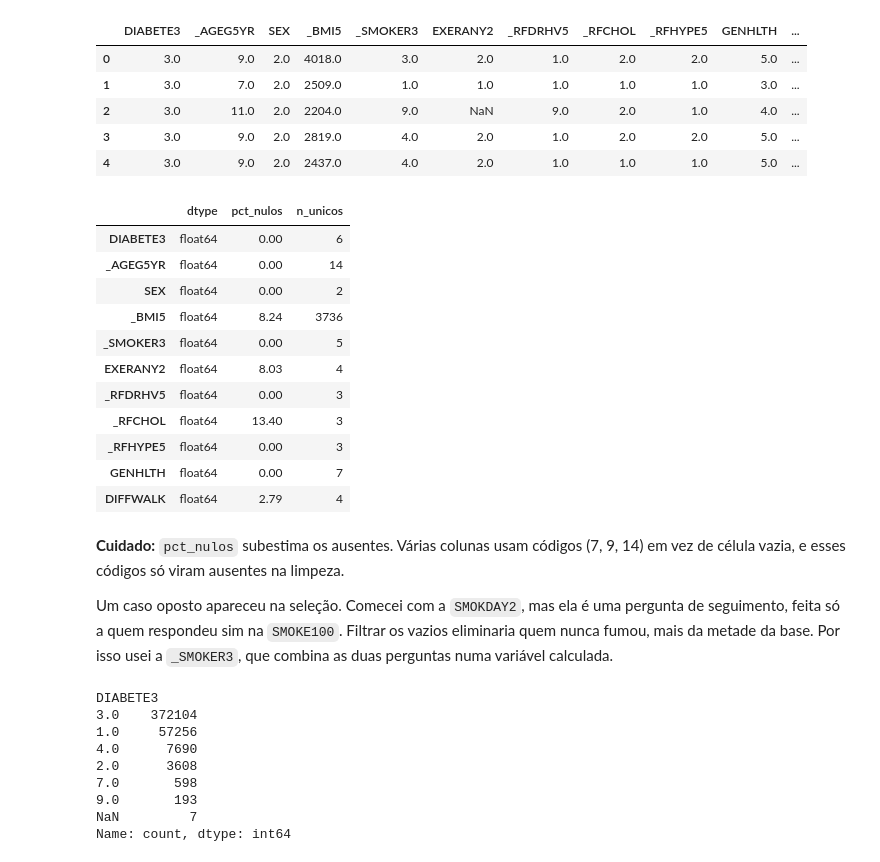
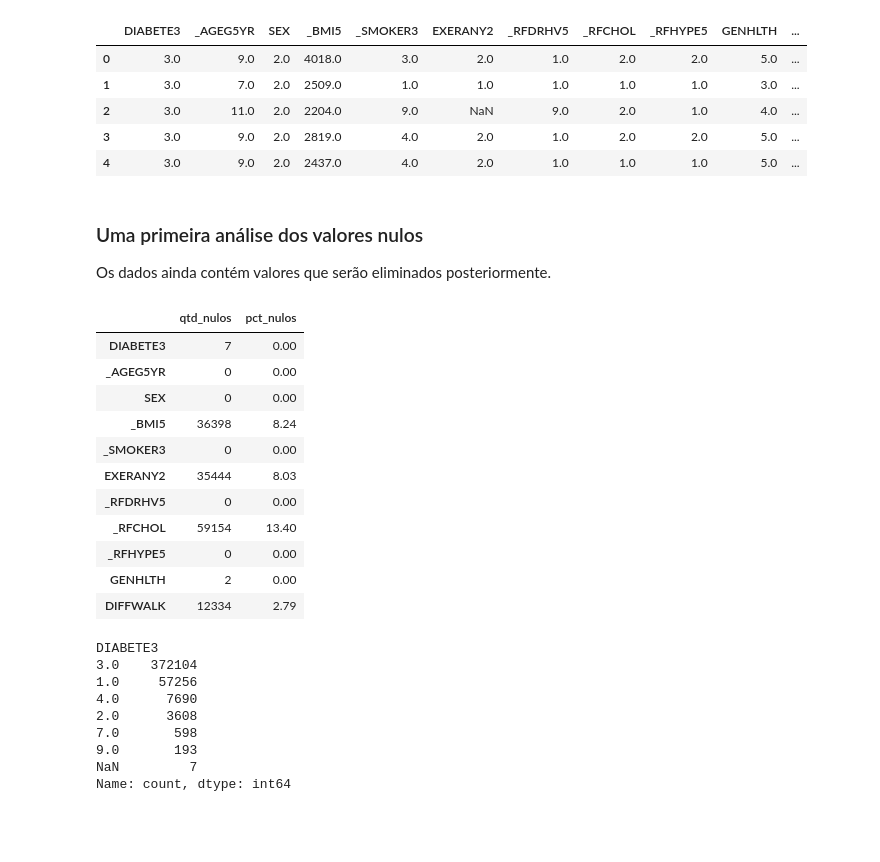
Before and after one commit to nandogamba/extrapees, a Jupyter notebook: notebooks/tc1_diabetes.ipynb, the cells around one changed output. Drawn from its saved outputs; the diff is of its cells as text; code cells hidden in the pictures; blank space fills up the shorter version.

```diff
--- a/notebooks/tc1_diabetes.ipynb
+++ b/notebooks/tc1_diabetes.ipynb
@@ -81,32 +86,28 @@ df.head()
 | 2 | 3.0 | 11.0 | 2.0 | 2204.0 | 9.0 | NaN | 9.0 | 2.0 | 1.0 | 4.0 | ... |
 | 3 | 3.0 | 9.0 | 2.0 | 2819.0 | 4.0 | 2.0 | 1.0 | 2.0 | 2.0 | 5.0 | ... |
 | 4 | 3.0 | 9.0 | 2.0 | 2437.0 | 4.0 | 2.0 | 1.0 | 1.0 | 1.0 | 5.0 | ... |
+# %% [markdown]
+### Uma primeira análise dos valores nulos
+
+Os dados ainda contém valores que serão eliminados posteriormente.
 # %%
 pd.DataFrame({
-    "dtype": df.dtypes,
+    "qtd_nulos": df.isnull().sum(),
     "pct_nulos": (df.isnull().mean() * 100).round(2),
-    "n_unicos": df.nunique(),
 })
 # %% [output]
-|  | dtype | pct_nulos | n_unicos |
-| DIABETE3 | float64 | 0.00 | 6 |
-| _AGEG5YR | float64 | 0.00 | 14 |
-| SEX | float64 | 0.00 | 2 |
-| _BMI5 | float64 | 8.24 | 3736 |
-| _SMOKER3 | float64 | 0.00 | 5 |
-| EXERANY2 | float64 | 8.03 | 4 |
-| _RFDRHV5 | float64 | 0.00 | 3 |
-| _RFCHOL | float64 | 13.40 | 3 |
-| _RFHYPE5 | float64 | 0.00 | 3 |
-| GENHLTH | float64 | 0.00 | 7 |
-| DIFFWALK | float64 | 2.79 | 4 |
+|  | qtd_nulos | pct_nulos |
+| DIABETE3 | 7 | 0.00 |
+| _AGEG5YR | 0 | 0.00 |
+| SEX | 0 | 0.00 |
+| _BMI5 | 36398 | 8.24 |
+| _SMOKER3 | 0 | 0.00 |
+| EXERANY2 | 35444 | 8.03 |
+| _RFDRHV5 | 0 | 0.00 |
+| _RFCHOL | 59154 | 13.40 |
+| _RFHYPE5 | 0 | 0.00 |
+| GENHLTH | 2 | 0.00 |
+| DIFFWALK | 12334 | 2.79 |
-# %% [markdown]
-**Cuidado:** `pct_nulos` subestima os ausentes. Várias colunas usam códigos (7, 9, 14) em vez de
-célula vazia, e esses códigos só viram ausentes na limpeza.
-
-Um caso oposto apareceu na seleção. Comecei com a `SMOKDAY2`, mas ela é uma pergunta de seguimento,
-feita só a quem respondeu sim na `SMOKE100`. Filtrar os vazios eliminaria quem nunca fumou, mais da
-metade da base. Por isso usei a `_SMOKER3`, que combina as duas perguntas numa variável calculada.
 # %%
 df[ALVO].value_counts(dropna=False)
 # %% [output]
```
Also changed, not shown: parts of 61 cells of this notebook, 4 other files.
